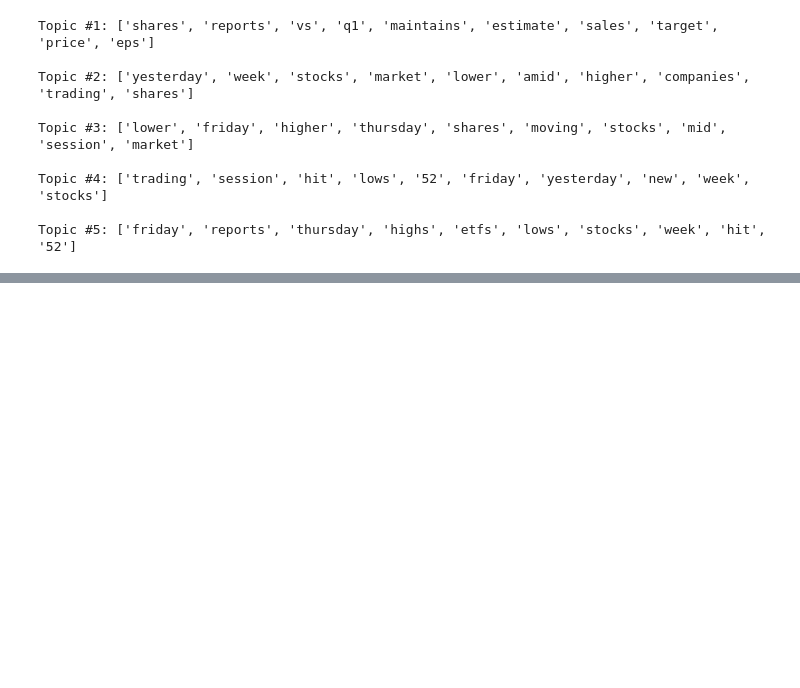
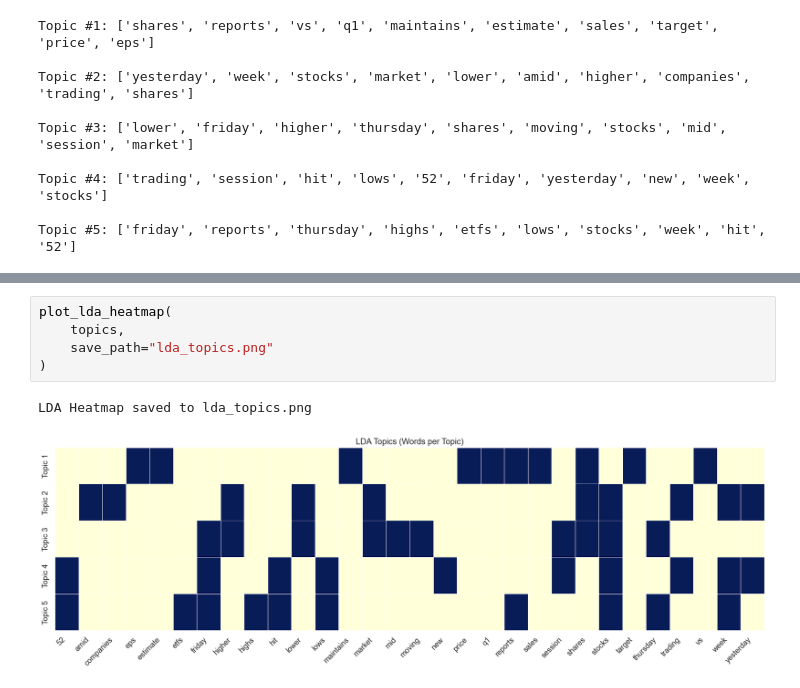
Before and after one commit to zemicahel/week1-Kaim, a Jupyter notebook: notebooks/01_data_preparation.ipynb, the cells around one changed output, grey strips where cells are left out. Drawn from its saved outputs; the diff is of its cells as text; blank space fills up the shorter version.

```diff
--- a/notebooks/01_data_preparation.ipynb
+++ b/notebooks/01_data_preparation.ipynb
@@ -183,0 +110,8 @@ NameError: name 'keywords_matrix' is not defined
+# %%
+plot_lda_heatmap(
+    topics,
+    save_path="lda_topics.png"
+)
+# %% [output]
+LDA Heatmap saved to lda_topics.png
+[figure, added]
```
Also changed, not shown: parts of 3 cells of this notebook, 3 other files.
